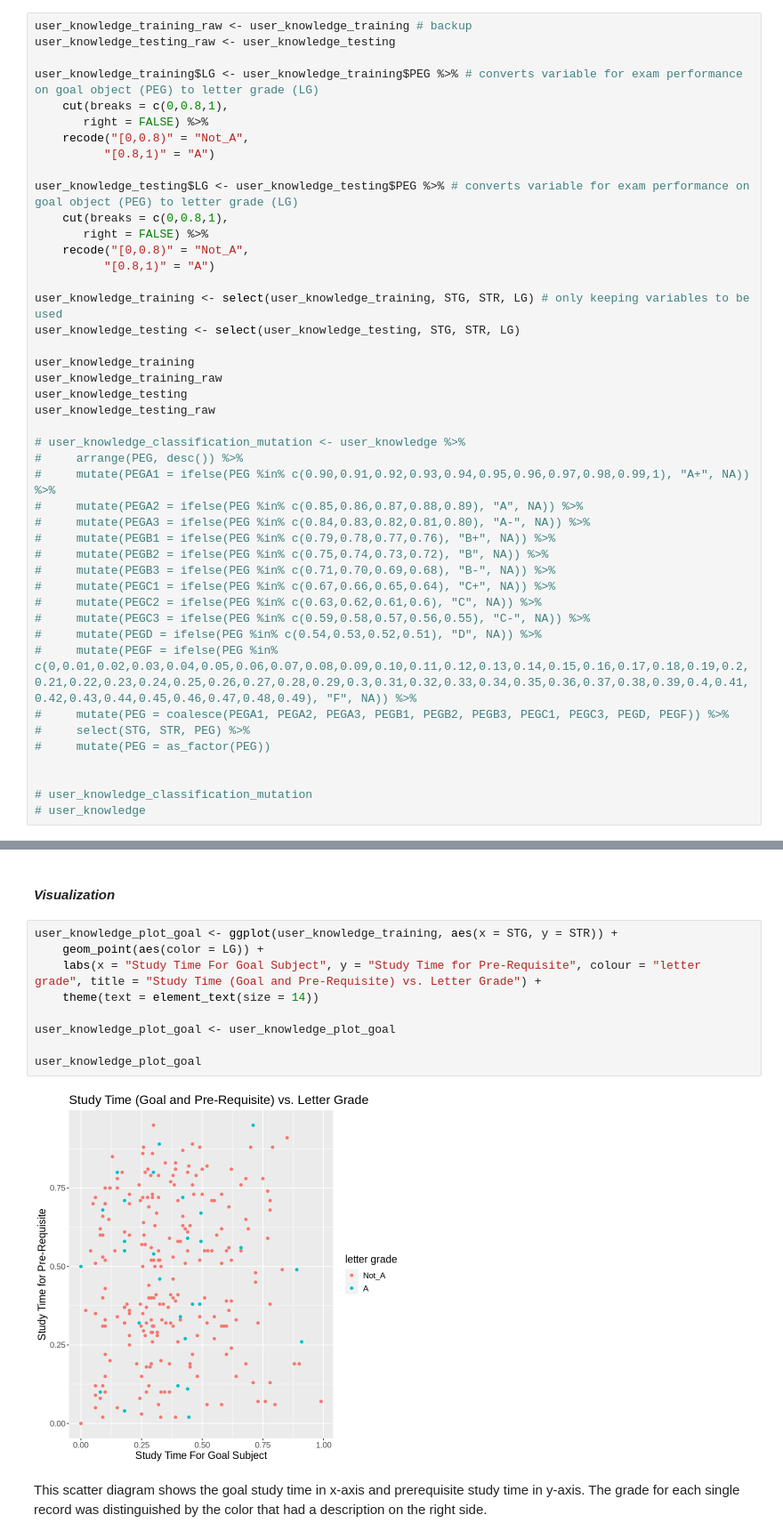
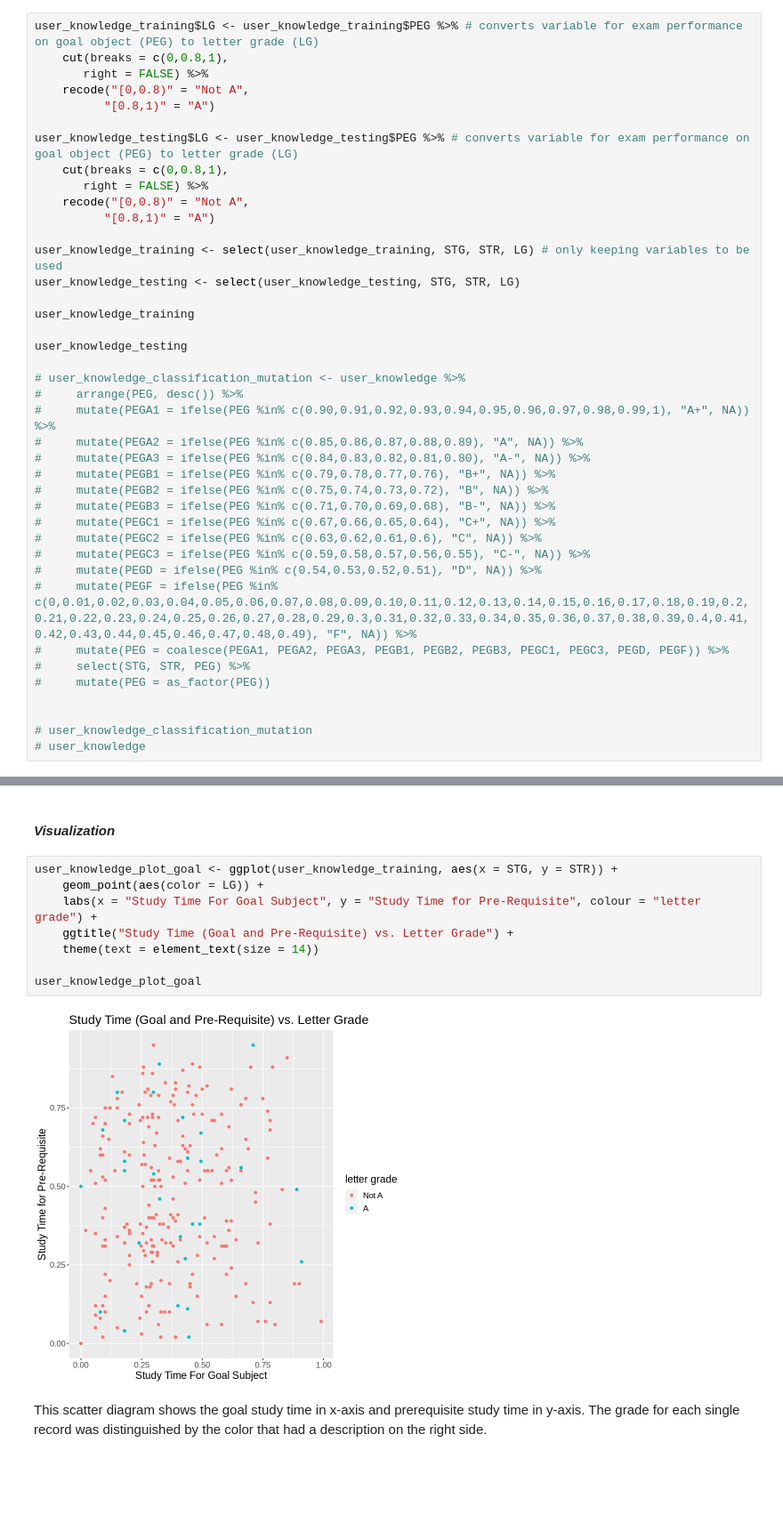
Before and after one commit to R0yBoy/DSCI100_Project, a Jupyter notebook: Project Report.ipynb, the cells around one changed output, grey strips where cells are left out. Shown at 89% size. Cells and saved outputs as stored; diff of their text form; blank space fills up the shorter version.

```diff
--- a/Project Report.ipynb
+++ b/Project Report.ipynb
@@ -66,28 +65,24 @@ Remarks: The data is already tidy.
 # %% [markdown]
 #### *Wrangling data*
 # %%
-user_knowledge_training_raw <- user_knowledge_training # backup
-user_knowledge_testing_raw <- user_knowledge_testing
-
 user_knowledge_training$LG <- user_knowledge_training$PEG %>% # converts variable for exam performance on goal object (PEG) to letter grade (LG)
     cut(breaks = c(0,0.8,1),
        right = FALSE) %>%
-    recode("[0,0.8)" = "Not_A",
+    recode("[0,0.8)" = "Not A",
           "[0.8,1)" = "A")
 
 user_knowledge_testing$LG <- user_knowledge_testing$PEG %>% # converts variable for exam performance on goal object (PEG) to letter grade (LG)
     cut(breaks = c(0,0.8,1),
        right = FALSE) %>%
-    recode("[0,0.8)" = "Not_A",
+    recode("[0,0.8)" = "Not A",
           "[0.8,1)" = "A")
 
 user_knowledge_training <- select(user_knowledge_training, STG, STR, LG) # only keeping variables to be used
 user_knowledge_testing <- select(user_knowledge_testing, STG, STR, LG)
 
 user_knowledge_training
-user_knowledge_training_raw
+
 user_knowledge_testing
-user_knowledge_testing_raw
 
 # user_knowledge_classification_mutation <- user_knowledge %>%
 #     arrange(PEG, desc()) %>%
@@ -196,14 +171,13 @@ A tibble: 1 × 2
 # %%
 user_knowledge_plot_goal <- ggplot(user_knowledge_training, aes(x = STG, y = STR)) +
     geom_point(aes(color = LG)) +
-    labs(x = "Study Time For Goal Subject", y = "Study Time for Pre-Requisite", colour = "letter grade", title = "Study Time (Goal and Pre-Requisite) vs. Letter Grade") +
+    labs(x = "Study Time For Goal Subject", y = "Study Time for Pre-Requisite", colour = "letter grade") +
+    ggtitle("Study Time (Goal and Pre-Requisite) vs. Letter Grade") +
     theme(text = element_text(size = 14))
 
-user_knowledge_plot_goal <- user_knowledge_plot_goal
-
 user_knowledge_plot_goal
 # %% [output]
-[figure, old version]
+[figure, new version]
 # %% [markdown]
 This scatter diagram shows the goal study time in x-axis and prerequisite study time in y-axis. The grade for each single record was distinguished by the color that had a description on the right side.
 # %% [markdown]
```
Also changed, not shown: parts of 8 cells of this notebook.
